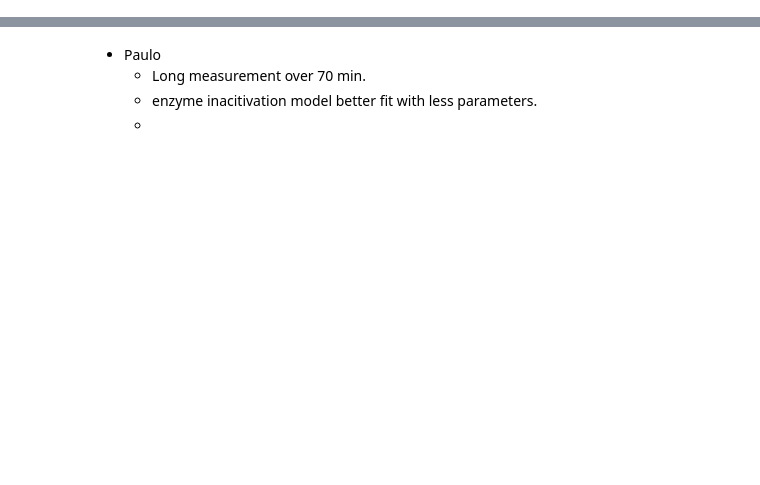
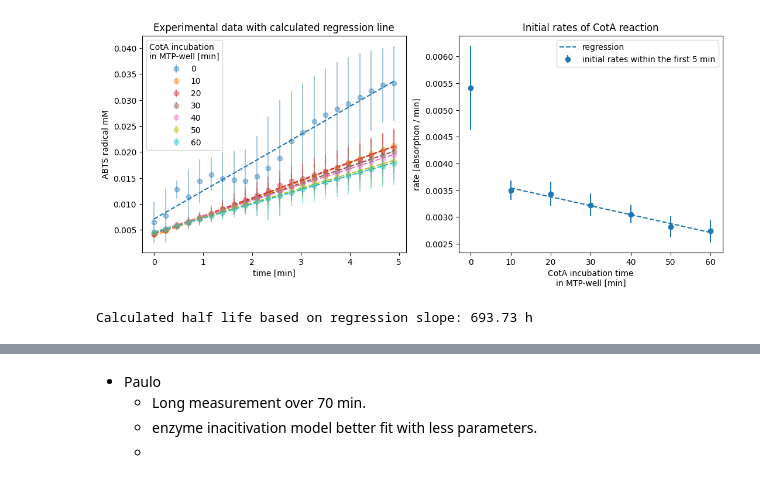
Before and after one commit to haeussma/masterthesis, a Jupyter notebook: book/_build/jupyter_execute/scenarios/enzyme_inactivation.ipynb, the cells around one changed output, grey strips where cells are left out. Drawn from its saved outputs; the diff is of its cells as text; code cells hidden in the pictures; blank space fills up the shorter version.

```diff
--- a/book/_build/jupyter_execute/scenarios/enzyme_inactivation.ipynb
+++ b/book/_build/jupyter_execute/scenarios/enzyme_inactivation.ipynb
@@ -44,0 +59,71 @@ Experimantal data was provided as an Excel file, containing time-course absorpti
+# %%
+# Load excel
+path = '../../data/enzyme_inactivation/Slide 2 - Activity effect of incubating CotA in MTP.xlsx'
+df = pd.read_excel(path, sheet_name='csv').set_index('time (min)')
+
+# replace values of '0**' with nan-values, since the measurement is incorrect
+df['0**'] = np.nan
+
+
+
+# Get data from Excel file
+columns = [int(x) for x in list(df.columns) if str(x).endswith("0")]
+time = df.index.values
+absorption = df.values.T.reshape(7,3,22)
+
+# Calculate concentrations
+extinction_coefficient = 36 # (1/mM * 1/cm)
+optical_length = 0.65 # cm
+
+def absorption_to_concentration(abso):
+    return abso / (extinction_coefficient*optical_length)
+
+concentration = absorption_to_concentration(absorption)
+concentration_mean = np.nanmean(concentration, axis = 1)
+concentration_std = np.nanstd(concentration, axis = 1)
+
+# Linear regression
+slopes = []
+intercepts = []
+stderrs = []
+for time_set in concentration:
+    mask = ~np.isnan(time_set)
+    time_regression = np.tile(time, 3).reshape(mask.shape)[mask].flatten()
+    data_regression = time_set[mask].flatten()
+    slope,intercept,_,_,stderr = (linregress(time_regression, data_regression))
+    slopes.append(slope)
+    intercepts.append(intercept)
+    stderrs.append(stderr)
+
+# Regression for the slopes between 10 and 60 mincolumns
+slope_of_slopes, intercept_of_slopes,_,_,_ = linregress(columns[1:], slopes[1:])
+
+# Half life in hours
+t12 = (np.log(2)/-slope_of_slopes)/60
+
+# Plot results
+colors = cm.tab10(np.linspace(0, 1, len(absorption)))
+fig, axes = plt.subplots(1,2, figsize=(12.8,4.8), sharey=False, sharex=False)
+
+for mean, std, label, slope, intercept, color in zip(concentration_mean, concentration_std, columns, slopes, intercepts, colors):
+    axes[0].errorbar(time, mean, std, fmt='o', label=label, alpha = 0.4, color=color)
+    axes[0].plot(np.array(time), np.array(time)*slope+intercept, '--', color=color)
+    axes[0].legend(title="CotA incubation\nin MTP-well [min]")
+    axes[0].set_ylabel('ABTS radical mM')
+    axes[0].set_xlabel('time [min]')
+    axes[0].set_title('Experimental data with calculated regression line')
+
+
+axes[1].errorbar(columns, slopes, stderrs, fmt='o', label="initial rates within the first 5 min")
+axes[1].set_xlabel("CotA incubation time\nin MTP-well [min]")
+axes[1].set_ylabel('rate [absorption / min]')
+axes[1].plot(np.array(columns[1:]), slope_of_slopes*np.array(columns[1:])+intercept_of_slopes, "--", color=colors[0], label=f"regression")
+axes[1].legend()
+axes[1].set_title('Initial rates of CotA reaction')
+
+plt.show()
+
+print(f"Calculated half life based on regression slope: {t12:.2f} h")
+# %% [output]
+[figure, added]
+Calculated half life based on regression slope: 693.73 h
```
Also changed, not shown: parts of 6 cells of this notebook, 21 other files.
